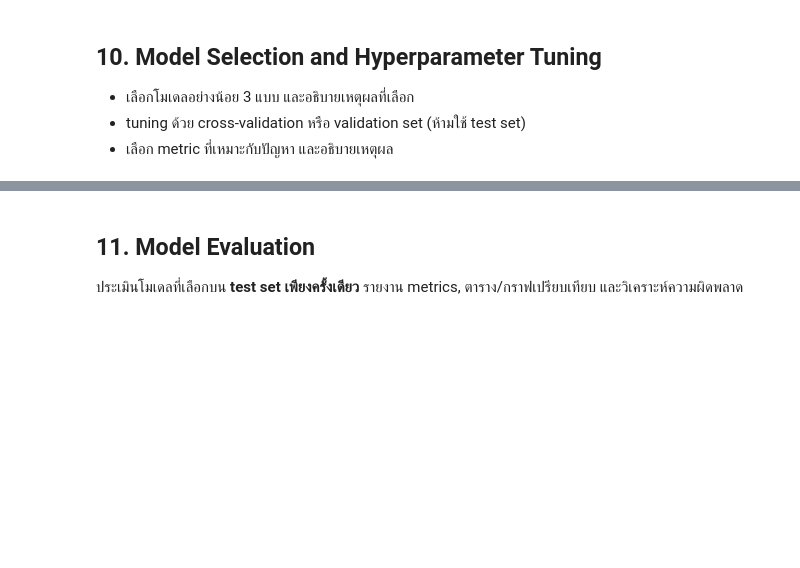
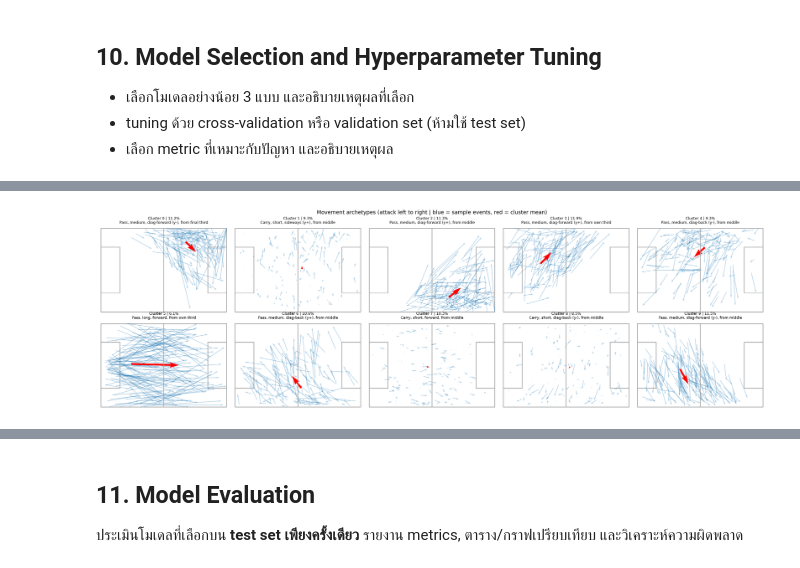
Before and after one commit to doperjerr/G2_MiniProject_Part2_BigData_ML, a Jupyter notebook: G2_MiniProject_Part2_BigData_ML.ipynb, the cells around one changed output, grey strips where cells are left out. Saved outputs shown, nothing was run; the diff lists cells and outputs as text; code cells hidden in the pictures; blank space fills up the shorter version.

```diff
--- a/G2_MiniProject_Part2_BigData_ML.ipynb
+++ b/G2_MiniProject_Part2_BigData_ML.ipynb
@@ -1867,0 +2361,99 @@ Preprocessing Pipeline ดำเนินการสำเร็จ!
+# %%
+# แสดงรูปแบบการเคลื่อนที่ของแต่ละ cluster
+import numpy as np, pandas as pd, matplotlib.pyplot as plt
+from matplotlib.patches import Rectangle
+from sklearn.cluster import KMeans
+N_ARROWS = 150
+SHOW_START_HEATMAP = True
+
+# ---------- 1) เตรียมข้อมูล ----------
+Xtr_all = np.asarray(X_train_preprocessed)
+if "final_km" not in globals():
+    final_km = KMeans(BEST_K, n_init=3, random_state=42).fit(Xtr_all)
+labels = final_km.predict(Xtr_all)
+
+raw = df_clean.iloc[train_idx].reset_index(drop=True)
+assert len(raw) == len(labels), "จำนวนแถวไม่ตรงกัน: ตรวจว่า train_idx เป็นของข้อ 8 ล่าสุด"
+
+viz = pd.DataFrame({
+    "cluster": labels,
+    "start_x": raw["start_x"].to_numpy(), "start_y": raw["start_y"].to_numpy(),
+    "end_x":   raw["end_x"].to_numpy(),   "end_y":   raw["end_y"].to_numpy(),
+    "is_pass": (raw["type"] == "Pass").to_numpy(),
+})
+viz["dx"] = viz.end_x - viz.start_x
+viz["dy"] = viz.end_y - viz.start_y
+viz["dist"] = np.hypot(viz.dx, viz.dy)
+
+# ---------- 2) ตารางสรุปที่อ่านง่าย ----------
+g = viz.groupby("cluster")
+summary = pd.DataFrame({
+    "size_%":      g.size() / len(viz) * 100,
+    "pass_%":      g["is_pass"].mean() * 100,
+    "dist_yd":     g["dist"].mean(),
+    "start_x":     g["start_x"].mean(),
+    "start_y":     g["start_y"].mean(),
+    "forward_yd":  g["dx"].mean(),
+    "sideways_yd": g["dy"].mean(),
+})
+summary["direction_deg"] = np.degrees(np.arctan2(g["dy"].mean(), g["dx"].mean()))
+def describe(r):
+    kind = "Pass" if r["pass_%"] >= 50 else "Carry"
+    length = "short" if r["dist_yd"] < 8 else ("medium" if r["dist_yd"] < 25 else "long")
+    a = r["direction_deg"]; aa = abs(a); side = " (y+)" if a > 0 else " (y-)"
+    if aa <= 22.5:    d = "forward"
+    elif aa <= 67.5:  d = "diag-forward" + side
+    elif aa <= 112.5: d = "sideways" + side
+    elif aa <= 157.5: d = "diag-back" + side
+    else:             d = "backward"
+    zone = "own third" if r["start_x"] < 40 else ("middle" if r["start_x"] < 80 else "final third")
+    return f"{kind}, {length}, {d}, from {zone}"
+
+summary["label"] = summary.apply(describe, axis=1)
+display(summary.round(1))
+summary.to_csv("cluster_summary.csv")
+
+# ---------- 3) วาดสนามและลูกศรของแต่ละกลุ่ม ----------
+def draw_pitch(ax, color="#9e9e9e"):
+    ax.add_patch(Rectangle((0, 0), 120, 80, fill=False, ec=color, lw=1.5))
+    ax.plot([60, 60], [0, 80], color=color, lw=1.5)
+    for x0 in (0, 102):
+        ax.add_patch(Rectangle((x0, 18), 18, 44, fill=False, ec=color, lw=1.5))
+    ax.set_xlim(-2, 122); ax.set_ylim(-2, 82)
+    ax.set_aspect("equal"); ax.axis("off")
+
+clusters = sorted(viz["cluster"].unique())
+ncols = 5
+nrows = int(np.ceil(len(clusters) / ncols))
+
+fig, axes = plt.subplots(nrows, ncols, figsize=(4.6 * ncols, 3.6 * nrows))
+for c, ax in zip(clusters, axes.ravel()):
+    d = viz[viz.cluster == c]
+    s = d.sample(min(N_ARROWS, len(d)), random_state=1)
+    draw_pitch(ax)
+    ax.quiver(s.start_x, s.start_y, s.dx, s.dy, angles="xy", scale_units="xy",
+              scale=1, width=0.004, alpha=0.35, color="tab:blue")
+    ax.quiver(d.start_x.mean(), d.start_y.mean(), d.dx.mean(), d.dy.mean(),
+              angles="xy", scale_units="xy", scale=1, width=0.014, color="red")
+    ax.set_title(f"Cluster {c} | {summary.loc[c, 'size_%']:.1f}%\n{summary.loc[c, 'label']}", fontsize=9)
+for ax in axes.ravel()[len(clusters):]:
+    ax.axis("off")
+plt.suptitle("Movement archetypes (attack left to right | blue = sample events, red = cluster mean)", fontsize=13)
+plt.tight_layout()
+plt.savefig("cluster_arrows.png", dpi=150)
+plt.show()
+
+# ---------- 4) (เสริม) จุดที่แต่ละรูปแบบเริ่มเกิดขึ้น ----------
+if SHOW_START_HEATMAP:
+    fig, axes = plt.subplots(nrows, ncols, figsize=(4.6 * ncols, 3.6 * nrows))
+    for c, ax in zip(clusters, axes.ravel()):
+        d = viz[viz.cluster == c]
+        d = d.sample(min(100_000, len(d)), random_state=1)
+        ax.hist2d(d.start_x, d.start_y, bins=[24, 16], range=[[0, 120], [0, 80]], cmap="YlOrRd", cmin=1)
+        draw_pitch(ax)
+        ax.set_title(f"Cluster {c}: where events start", fontsize=9)
+    for ax in axes.ravel()[len(clusters):]:
+        ax.axis("off")
+    plt.tight_layout()
+    plt.show()
+# %% [output]
@@ -1867,0 +2472 @@ Preprocessing Pipeline ดำเนินการสำเร็จ!
+[figure, added]
```
Also changed, not shown: parts of 8 cells of this notebook.
